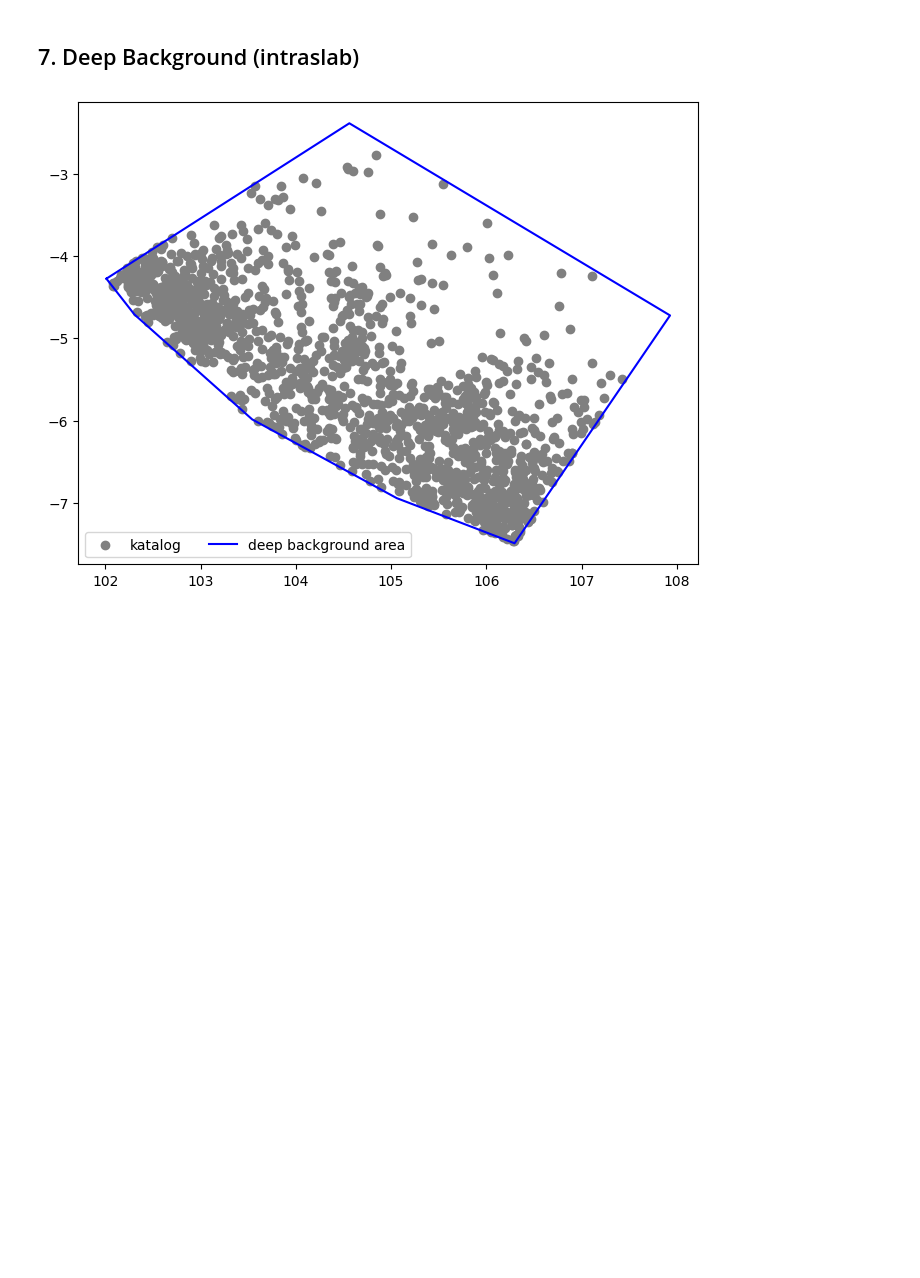
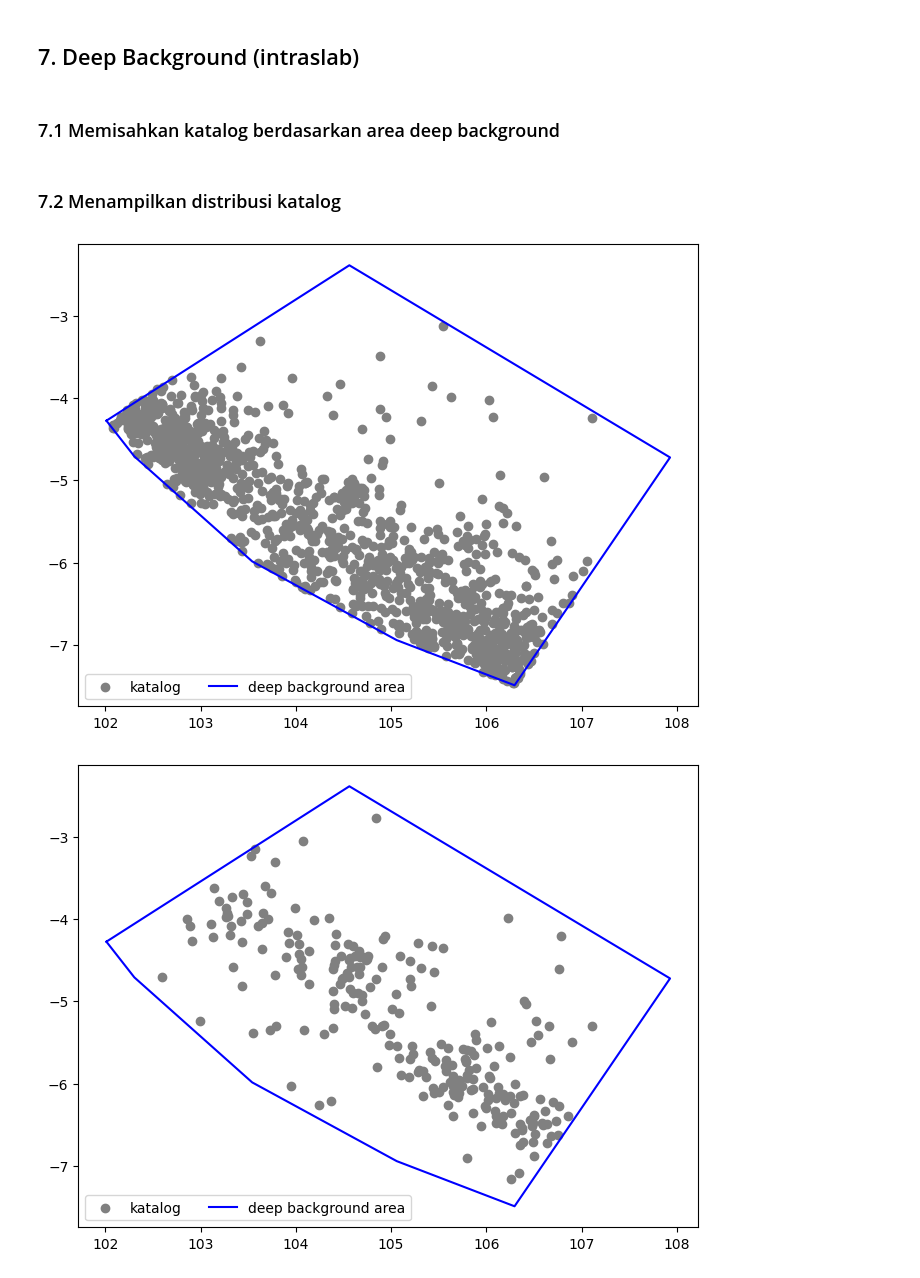
Before and after one commit to yudhastyawan/Seismologi-Teknik-OQ, a Jupyter notebook: OQ004_pemisahan_katalog_sumber_gempa.ipynb, the cells around one changed output. Drawn from its saved outputs; the diff is of its cells as text; code cells hidden in the pictures; blank space fills up the shorter version.

```diff
--- a/OQ004_pemisahan_katalog_sumber_gempa.ipynb
+++ b/OQ004_pemisahan_katalog_sumber_gempa.ipynb
@@ -155,5 +168,7 @@ fig, _ = quick_create_maps(list_variables, list_colors, list_labels, figsize=(8,
 # %% [markdown]
 ## 7. Deep Background (intraslab)
+# %% [markdown]
+### 7.1 Memisahkan katalog berdasarkan area deep background
 # %%
 # membuka data pkl
 deep_background_geoms = open_pkl("tmp_OQ003_deep_background_geoms.pkl")
@@ -167,22 +183,27 @@ catalogue_to_pkl(catalogue_deep_backgrounds, range_deep=range_list, type_of="dee
 
 # simpan variabel untuk dipakai di tahapan berikutnya
 variable_to_pkl((catalogue_deep_backgrounds, range_list), "tmp_OQ004_catalogue_deep_backgrounds.pkl")
-# %%
-# melihat distribusi data pada gambar
-
-list_variables = (
-    catalogue_deep_backgrounds,
-    deep_background_geoms
-)
-list_colors = (
-    ['grey','none'],
-    ['b','none']
-)
-list_labels = (
-    "katalog",
-    "deep background area"
-)
-
-fig, _ = quick_create_maps(list_variables, list_colors, list_labels, figsize=(8,6))
-# %% [output]
-[figure, removed]
+# %% [markdown]
+### 7.2 Menampilkan distribusi katalog
+# %%
+# melihat distribusi data pada gambar
+
+for list_cat in catalogue_deep_backgrounds:
+    for cat in list_cat:
+        list_variables = (
+            cat,
+            deep_background_geoms
+        )
+        list_colors = (
+            ['grey','none'],
+            ['b','none']
+        )
+        list_labels = (
+            "katalog",
+            "deep background area"
+        )
+
+        fig, _ = quick_create_maps(list_variables, list_colors, list_labels, figsize=(8,6))
+# %% [output]
+[figure, added]
+[figure, added]
```
Also changed, not shown: parts of 16 cells of this notebook, 18 other files.
